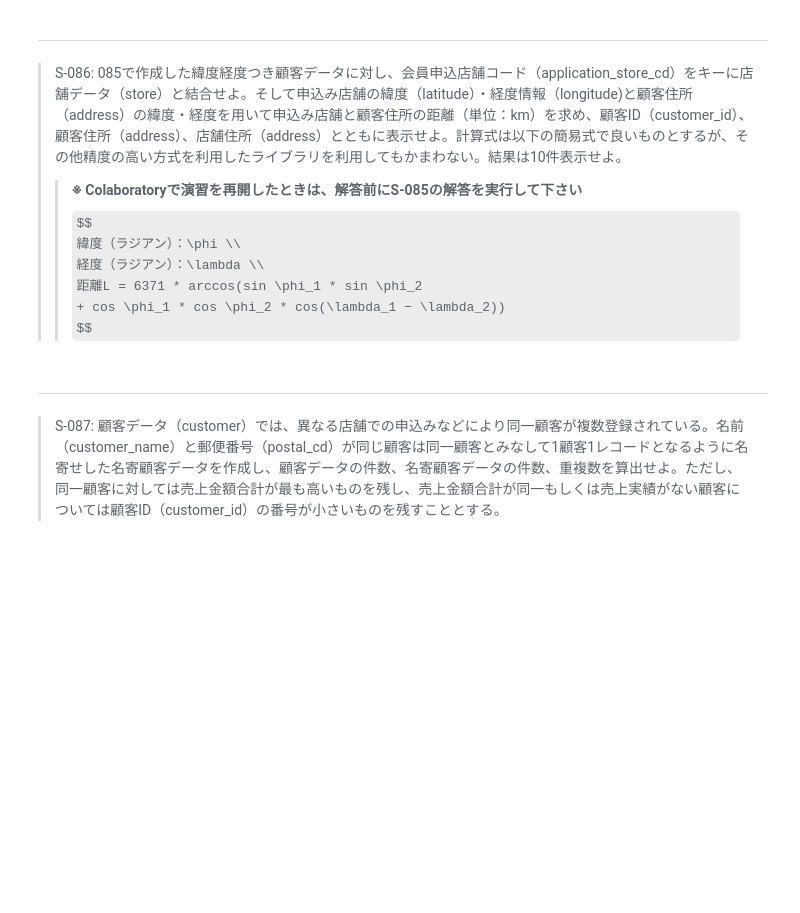
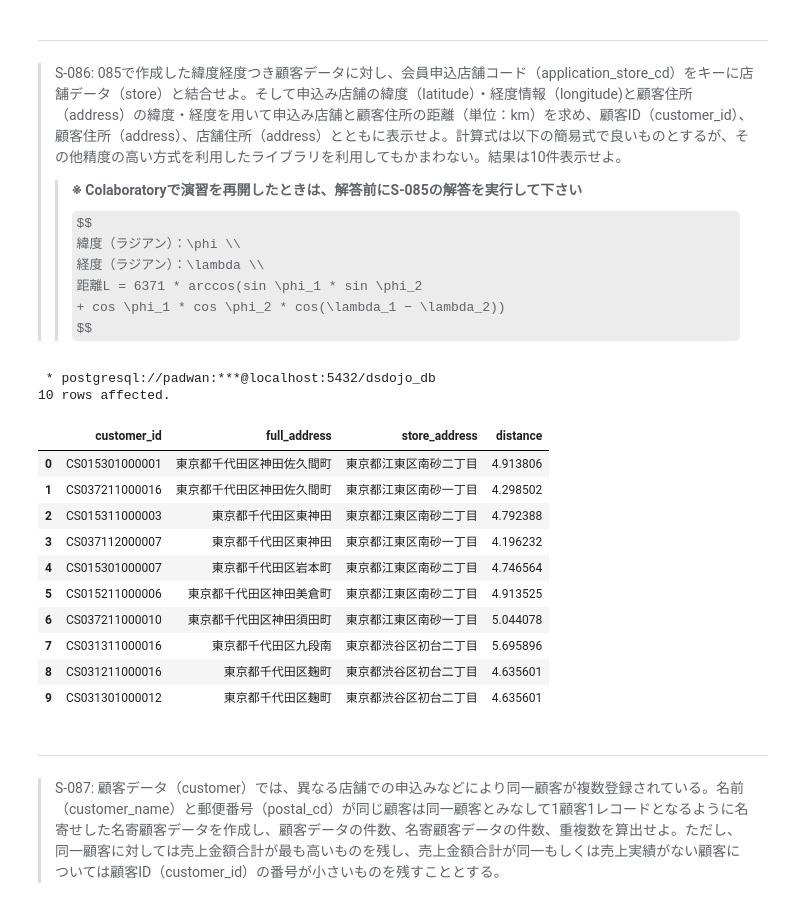
Before and after one commit to kawaguchi-adx/preprocess_knock_SQL, a Jupyter notebook: preprocess_knock_SQL_Colab.ipynb, the cells around one changed output. Saved outputs shown, nothing was run; the diff lists cells and outputs as text; code cells hidden in the pictures; some formulas as TeX source; blank space fills up the shorter version.

```diff
--- a/preprocess_knock_SQL_Colab.ipynb
+++ b/preprocess_knock_SQL_Colab.ipynb
@@ -600,3 +622,65 @@ $$
+# %%
+%%sql
+with avg_by_postal_cd as (
+  select
+    postal_cd, prefecture, city, town, address, full_address,
+    avg(longitude)
+      over (partition by postal_cd) as lon,
+    avg(latitude)
+      over (partition by postal_cd) as lat,
+    row_number()
+      over(partition by postal_cd order by length(full_address) desc)
+      as address_num
+  from geocode
+),
+
+join_with_customer as (
+  select
+    c.*,
+    prefecture, city, town, full_address, lon, lat
+  from customer as c
+  left join avg_by_postal_cd as g
+  on c.postal_cd = g.postal_cd
+  where address_num = 1 or address_num is null
+),
+
+join_with_store as (
+  select
+    c.*,
+    s.store_name,
+    s.address as store_address,
+    s.longitude as store_lon,
+    s.latitude as store_lat
+  from join_with_customer as c
+  left join store as s
+  on c.application_store_cd = s.store_cd
+),
+
+calc_distance as (
+  select
+    *,
+    6371 * acos(
+      sin(radians(lat)) * sin(radians(store_lat))
+      + cos(radians(lat)) * cos(radians(store_lat)) * cos(radians(lon) - radians(store_lon))
+    ) as distance
+  from join_with_store
+)
+
+select customer_id, full_address, store_address, distance from calc_distance limit 10
+# %% [output]
+ * postgresql://padwan:***@localhost:5432/dsdojo_db
+10 rows affected.
+|  | customer_id | full_address | store_address | distance |
+| 0 | CS015301000001 | 東京都千代田区神田佐久間町 | 東京都江東区南砂二丁目 | 4.913806 |
+| 1 | CS037211000016 | 東京都千代田区神田佐久間町 | 東京都江東区南砂一丁目 | 4.298502 |
+| 2 | CS015311000003 | 東京都千代田区東神田 | 東京都江東区南砂二丁目 | 4.792388 |
+| 3 | CS037112000007 | 東京都千代田区東神田 | 東京都江東区南砂一丁目 | 4.196232 |
+| 4 | CS015301000007 | 東京都千代田区岩本町 | 東京都江東区南砂二丁目 | 4.746564 |
+| 5 | CS015211000006 | 東京都千代田区神田美倉町 | 東京都江東区南砂二丁目 | 4.913525 |
+| 6 | CS037211000010 | 東京都千代田区神田須田町 | 東京都江東区南砂一丁目 | 5.044078 |
+| 7 | CS031311000016 | 東京都千代田区九段南 | 東京都渋谷区初台二丁目 | 5.695896 |
+| 8 | CS031211000016 | 東京都千代田区麹町 | 東京都渋谷区初台二丁目 | 4.635601 |
+| 9 | CS031301000012 | 東京都千代田区麹町 | 東京都渋谷区初台二丁目 | 4.635601 |
 # %% [markdown]
 ---
 > S-087: 顧客データ（customer）では、異なる店舗での申込みなどにより同一顧客が複数登録されている。名前（customer_name）と郵便番号（postal_cd）が同じ顧客は同一顧客とみなして1顧客1レコードとなるように名寄せした名寄顧客データを作成し、顧客データの件数、名寄顧客データの件数、重複数を算出せよ。ただし、同一顧客に対しては売上金額合計が最も高いものを残し、売上金額合計が同一もしくは売上実績がない顧客については顧客ID（customer_id）の番号が小さいものを残すこととする。
```
Also changed, not shown: parts of 5 cells of this notebook.
